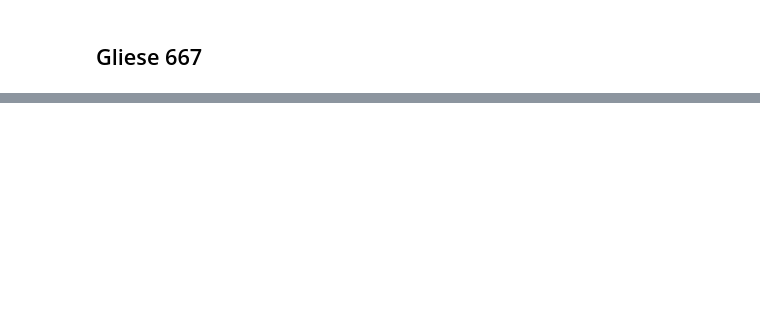
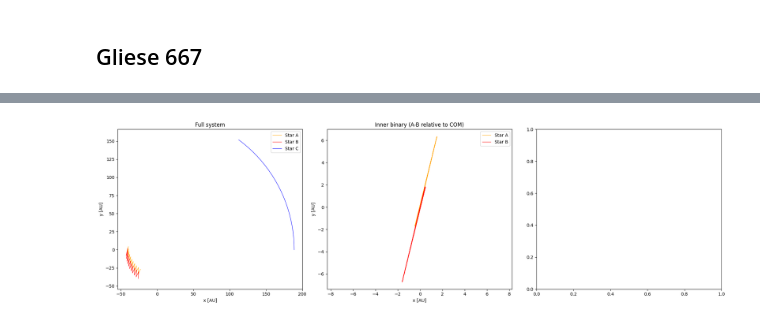
Before and after one commit to emadonev/nbody_exoplanets, a Jupyter notebook: nbs/02_full_simulations.ipynb, the cells around one changed output, grey strips where cells are left out. Saved outputs shown, nothing was run; the diff lists cells and outputs as text; code cells hidden in the pictures; blank space fills up the shorter version.

```diff
--- a/nbs/02_full_simulations.ipynb
+++ b/nbs/02_full_simulations.ipynb
@@ -105,7 +98,7 @@ for _, row in triples.iterrows():
         'system_type': row['Orbitalna konfiguracija'],
         'host_star':   row['Oznaka matične zvijezde'],
         'mA': row['Masa A [m_s]'], 'mB': row['Masa B [m_s]'], 'mC': row['Masa C [m_s]'],
-        'RA': row['Radijus A [R_s]'], 'RB': row['Radijus B [R_s]'], 'RC': row['Radijus B [R_s]'],
+        'RA': row['Radijus A [R_s]'], 'RB': row['Radijus B [R_s]'], 'RC': row['Radijus C [R_s]'],
         'TA': row['T_eff A [K]'],    'TB': row['T_eff B [K]'],    'TC': row['T_eff C [K]'],
         'inner_a': row['a_u [AU]'], 'inner_e': row['e_u'],
         'inner_i': row['i_u [º]'], 'inner_Omega': row['Omega_u [º]'],
@@ -122,4 +137,4 @@ for _, row in triples.iterrows():
 # %%
-result = run_system(configs[0])
+result = run_system(configs[1])
 print(f"Done: {result}")
 # %% [output]
@@ -129,0 +142,89 @@ OSError: Unable to synchronously create file (unable to truncate a file which is
+# %%
+H5_PATH = result
+
+with h5py.File(H5_PATH, "r") as f:
+    keys = sorted(
+        [k for k in f.keys() if k.startswith("Step_")],
+        key=lambda s: int(s.split("_")[1])
+    )
+    t_list, pos_list, mass_list, ptype_list = [], [], [], []
+    for k in keys:
+        g = f[k]
+        t_list.append(g["time"][:])
+        pos_list.append(g["pos"][:])
+        mass_list.append(g["mass"][:])
+        ptype_list.append(g["ptype"][:])
+
+t     = np.concatenate(t_list)
+pos   = np.concatenate(pos_list)
+mass  = np.concatenate(mass_list)
+ptype = np.concatenate(ptype_list)
+
+n_particles = mass.shape[1]
+if pos.ndim == 2:
+    pos = pos.reshape(pos.shape[0], n_particles, 3)
+
+star_idx   = np.where(ptype[0] == 0)[0]
+planet_idx = np.where(ptype[0] == 1)[0]
+m0 = mass[0]
+
+iA, iB = star_idx[0], star_idx[1]
+iC = star_idx[2] if len(star_idx) > 2 else None
+mA, mB = m0[iA], m0[iB]
+r_com_bin = (mA * pos[:, iA, :] + mB * pos[:, iB, :]) / (mA + mB)
+
+star_colors = {0: 'orange', 1: 'red', 2: 'blue'}
+star_labels = {0: 'A', 1: 'B', 2: 'C'}
+planet_colors = plt.cm.Greens(np.linspace(0.4, 0.9, max(len(planet_idx), 1)))
+
+fig, axes = plt.subplots(1, 3, figsize=(20, 6))
+
+# --- Plot 1: full system ---
+ax = axes[0]
+ax.set_title("Full system")
+for i in star_idx:
+    mask = np.isfinite(pos[:, i, 0])
+    ax.plot(pos[mask, i, 0], pos[mask, i, 1],
+            label=f"Star {star_labels.get(i, i)}", color=star_colors.get(i, 'gray'), lw=0.8)
+for j, i in enumerate(planet_idx):
+    mask = np.isfinite(pos[:, i, 0])
+    ax.plot(pos[mask, i, 0], pos[mask, i, 1],
+            label=f"Planet {j}", color=planet_colors[j], lw=0.8)
+ax.set_xlabel("x [AU]"); ax.set_ylabel("y [AU]")
+ax.axis("equal"); ax.legend()
+
+# --- Plot 2: inner binary (A & B relative to their COM) ---
+ax = axes[1]
+ax.set_title("Inner binary (A-B relative to COM)")
+for i in [iA, iB]:
+    mask = np.isfinite(pos[:, i, 0])
+    ax.plot(pos[mask, i, 0] - r_com_bin[mask, 0],
+            pos[mask, i, 1] - r_com_bin[mask, 1],
+            label=f"Star {star_labels.get(i, i)}", color=star_colors.get(i, 'gray'), lw=0.8)
+ax.set_xlabel("x [AU]"); ax.set_ylabel("y [AU]")
+ax.axis("equal"); ax.legend()
+
+# --- Plot 3: planets relative to host star ---
+ax = axes[2]
+# find host star: nearest star to first planet at t=0
+if len(planet_idx) > 0:
+    dists_to_stars = [np.linalg.norm(pos[0, planet_idx[0], :] - pos[0, s, :]) for s in star_idx]
+    host_idx = star_idx[np.argmin(dists_to_stars)]
+    ax.set_title(f"Planets relative to Star {star_labels.get(host_idx, host_idx)}")
+    ax.plot(0, 0, '*', color=star_colors.get(host_idx, 'gray'), ms=15,
+            label=f"Star {star_labels.get(host_idx, host_idx)}")
+    for j, i in enumerate(planet_idx):
+        mask = np.isfinite(pos[:, i, 0])
+        ax.plot(pos[mask, i, 0] - pos[mask, host_idx, 0],
+                pos[mask, i, 1] - pos[mask, host_idx, 1],
+                label=f"Planet {j}", color=planet_colors[j], lw=0.8)
+    ax.set_xlabel("x [AU]"); ax.set_ylabel("y [AU]")
+    ax.axis("equal"); ax.legend()
+
+plt.tight_layout()
+plt.show()
+
+print(f"t range: {t[0]:.3f} -> {t[-1]:.3f} yr,  steps: {len(t)},  "
+      f"stars: {len(star_idx)},  planets: {len(planet_idx)}")
+# %% [output]
+[figure, added]
```
Also changed, not shown: parts of 16 cells of this notebook, 2 other files.
